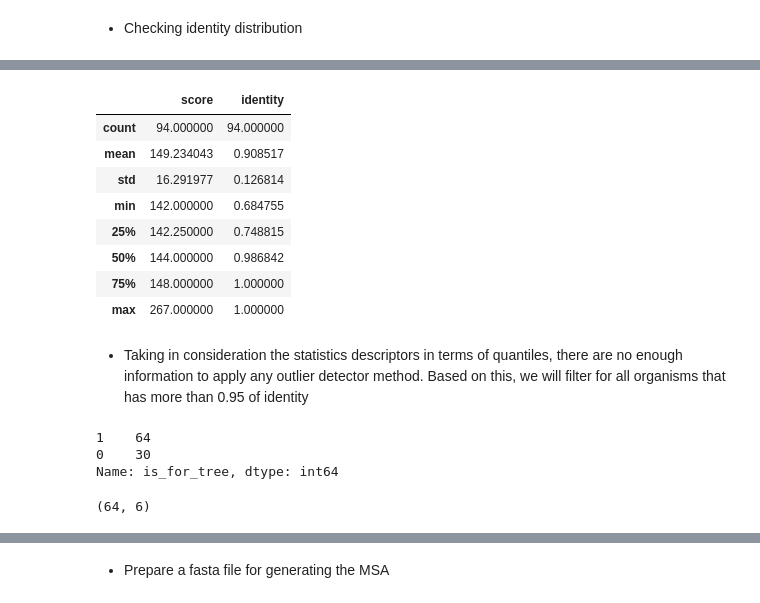
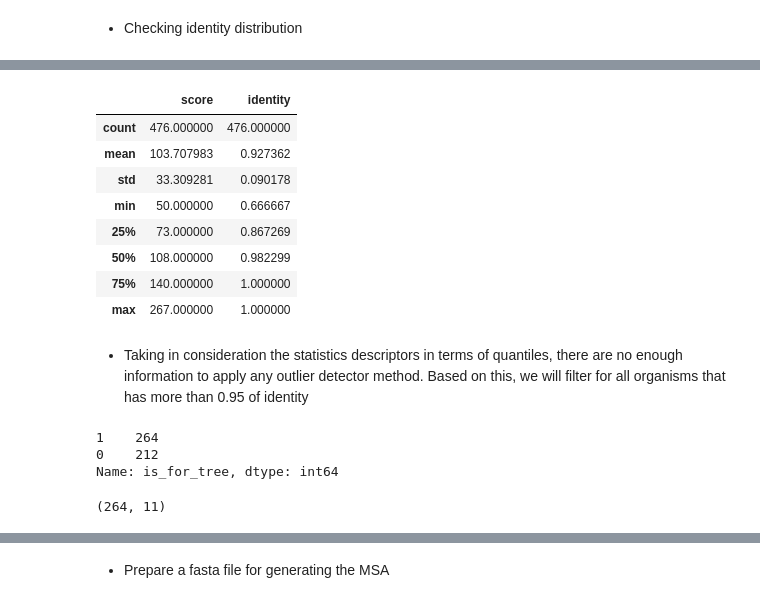
Before and after one commit to dMedinaO/PI5P4K_analysis, a Jupyter notebook: notebook_analysis/developing_phylogenetic_tree.ipynb, the cells around one changed output, grey strips where cells are left out. Drawn from its saved outputs; the diff is of its cells as text; code cells hidden in the pictures.

Commit message:
adding update for phylogenetic tree

```diff
--- a/notebook_analysis/developing_phylogenetic_tree.ipynb
+++ b/notebook_analysis/developing_phylogenetic_tree.ipynb
@@ -143,0 +227,5 @@ df_filter.shape
+# %%
+processed_df = pd.concat([filter_unique_names, df_selected_duplicated], axis=0)
+processed_df.reset_index(inplace=True)
+processed_df = processed_df.drop(columns=["index"])
+processed_df.shape
@@ -143,0 +251,5 @@ df_filter.shape
+# %%
+processed_df["full_sequence"] = processed_df["title"].apply(recover_full_sequence)
+# %%
+processed_df = processed_df[processed_df["full_sequence"] != "seq not found"]
+processed_df.shape
@@ -143,0 +269,3 @@ df_filter.shape
+# %%
+processed_df["length"] = processed_df["full_sequence"].str.len()
+processed_df["length"].describe()
@@ -151,29 +298,29 @@ sns.histplot(data=df_filter, x="identity", fill=False)
 # %%
-df_filter.describe()
+processed_df.describe()
 # %% [output]
 |  | score | identity |
-| count | 94.000000 | 94.000000 |
-| mean | 149.234043 | 0.908517 |
-| std | 16.291977 | 0.126814 |
-| min | 142.000000 | 0.684755 |
-| 25% | 142.250000 | 0.748815 |
-| 50% | 144.000000 | 0.986842 |
-| 75% | 148.000000 | 1.000000 |
+| count | 476.000000 | 476.000000 |
+| mean | 103.707983 | 0.927362 |
+| std | 33.309281 | 0.090178 |
+| min | 50.000000 | 0.666667 |
+| 25% | 73.000000 | 0.867269 |
+| 50% | 108.000000 | 0.982299 |
+| 75% | 140.000000 | 1.000000 |
 | max | 267.000000 | 1.000000 |
 # %% [markdown]
 - Taking in consideration the statistics descriptors in terms of quantiles, there are no enough information to apply any outlier detector method. Based on this, we will filter for all organisms that has more than 0.95 of identity
 # %%
-df_filter["is_for_tree"] = (df_filter["identity"]>=0.95).astype(int)
-df_filter["is_for_tree"].value_counts()
+processed_df["is_for_tree"] = (processed_df["identity"]>=0.95).astype(int)
+processed_df["is_for_tree"].value_counts()
 # %% [output]
-1    64
-0    30
+1    264
+0    212
 Name: is_for_tree, dtype: int64
 # %%
-df_for_tree = df_filter[df_filter["is_for_tree"]==1]
+df_for_tree = processed_df[processed_df["is_for_tree"]==1]
 df_for_tree.shape
 # %% [output]
-(64, 6)
+(264, 11)
 # %%
 df_for_tree.head(5)
 # %% [output]
```
Also changed, not shown: parts of 37 cells of this notebook, 4 other files.
